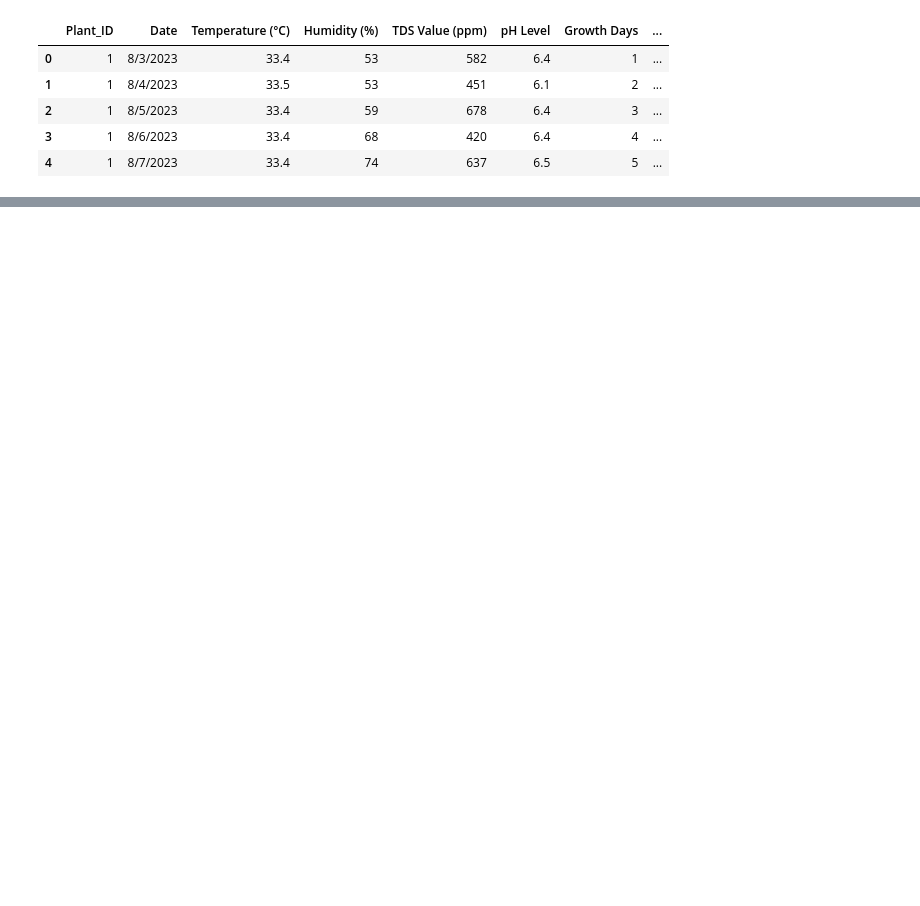
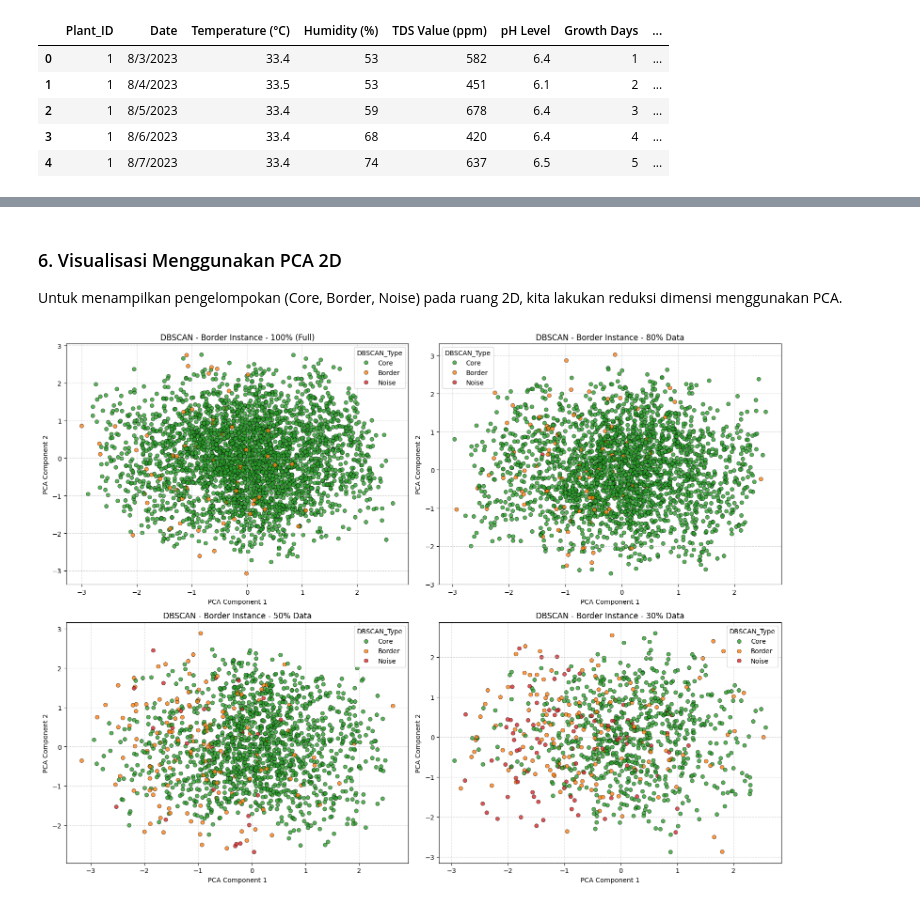
Before and after one commit to Yahya1805/machine-learning_2026, a Jupyter notebook: Percobaan_Klarterisasi_KUIZ.ipynb, the cells around one changed output, grey strips where cells are left out. Saved outputs shown, nothing was run; the diff lists cells and outputs as text; code cells hidden in the pictures; blank space fills up the shorter version.

```diff
--- a/Percobaan_Klarterisasi_KUIZ.ipynb
+++ b/Percobaan_Klarterisasi_KUIZ.ipynb
@@ -18,0 +196,36 @@ df.head()
+# %% [markdown]
+### 6. Visualisasi Menggunakan PCA 2D
+Untuk menampilkan pengelompokan (Core, Border, Noise) pada ruang 2D, kita lakukan reduksi dimensi menggunakan PCA.
+# %%
+import matplotlib.pyplot as plt
+import seaborn as sns
+from sklearn.decomposition import PCA
+
+fig, axes = plt.subplots(2, 2, figsize=(16, 12))
+axes = axes.flatten()
+
+for i, name in enumerate(['100% (Full)', '80% Data', '50% Data', '30% Data']):
+    df_res, X_sc = results[name]
+
+    pca = PCA(n_components=2, random_state=42)
+    X_pca = pca.fit_transform(X_sc)
+
+    df_plot = df_res.copy()
+    df_plot['PCA1'] = X_pca[:, 0]
+    df_plot['PCA2'] = X_pca[:, 1]
+
+    sns.scatterplot(
+        x='PCA1', y='PCA2', hue='DBSCAN_Type',
+        hue_order=['Core', 'Border', 'Noise'],
+        palette={'Core': '#2ca02c', 'Border': '#ff7f0e', 'Noise': '#d62728'},
+        data=df_plot, ax=axes[i], alpha=0.8, edgecolor='k'
+    )
+    axes[i].set_title(f"DBSCAN - Border Instance - {name}")
+    axes[i].set_xlabel("PCA Component 1")
+    axes[i].set_ylabel("PCA Component 2")
+    axes[i].grid(True, linestyle='--', alpha=0.5)
+
+plt.tight_layout()
+plt.show()
+# %% [output]
+[figure, added]
```
Also changed, not shown: parts of 18 cells of this notebook.
